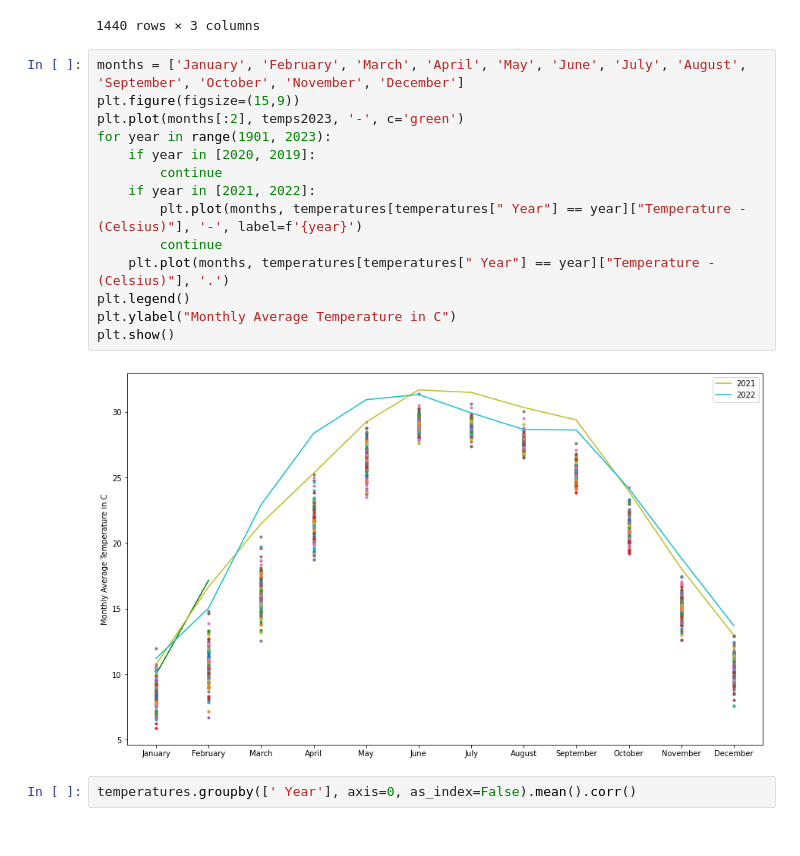
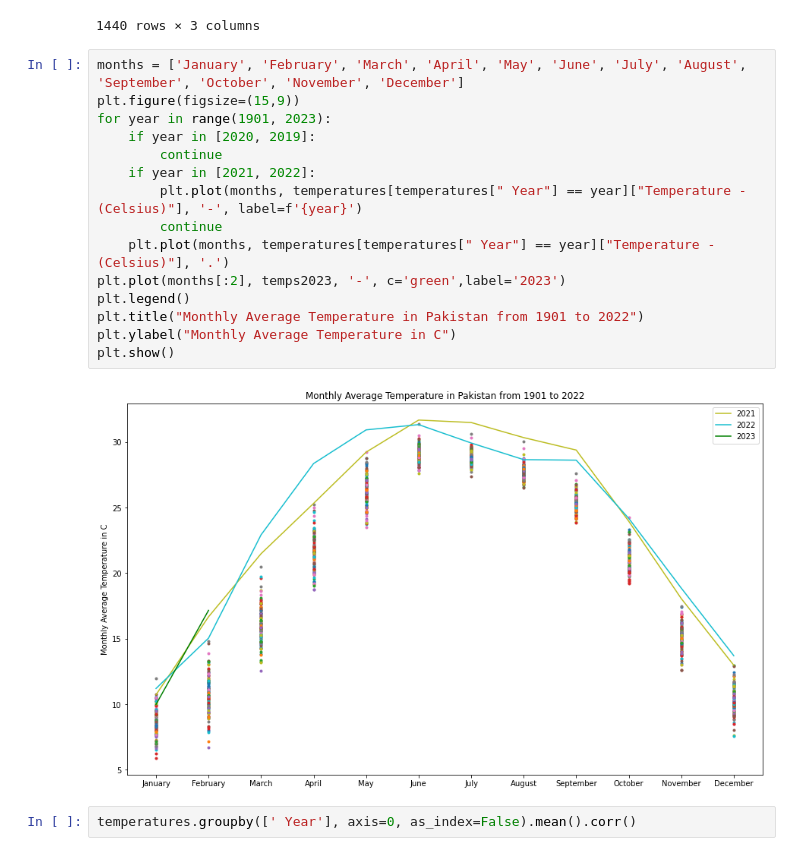
Before and after one commit to FaizanFaisal25/sproj2, a Jupyter notebook: analysis.ipynb, the cells around one changed output. Cells and saved outputs as stored; diff of their text form.

Commit message:
images added

```diff
--- a/analysis.ipynb
+++ b/analysis.ipynb
@@ -54,19 +54,20 @@ temperatures
 # %%
 months = ['January', 'February', 'March', 'April', 'May', 'June', 'July', 'August', 'September', 'October', 'November', 'December']
 plt.figure(figsize=(15,9))
-plt.plot(months[:2], temps2023, '-', c='green')
 for year in range(1901, 2023):
     if year in [2020, 2019]:
         continue
     if year in [2021, 2022]:
         plt.plot(months, temperatures[temperatures[" Year"] == year]["Temperature - (Celsius)"], '-', label=f'{year}')
         continue
     plt.plot(months, temperatures[temperatures[" Year"] == year]["Temperature - (Celsius)"], '.')
+plt.plot(months[:2], temps2023, '-', c='green',label='2023')
 plt.legend()
+plt.title("Monthly Average Temperature in Pakistan from 1901 to 2022")
 plt.ylabel("Monthly Average Temperature in C")
 plt.show()
 # %% [output]
-[figure, old version]
+[figure, new version]
 # %%
 temperatures.groupby([' Year'], axis=0, as_index=False).mean().corr()
 # %% [output]
```
Also changed, not shown: parts of 6 cells of this notebook, 15 other files.
